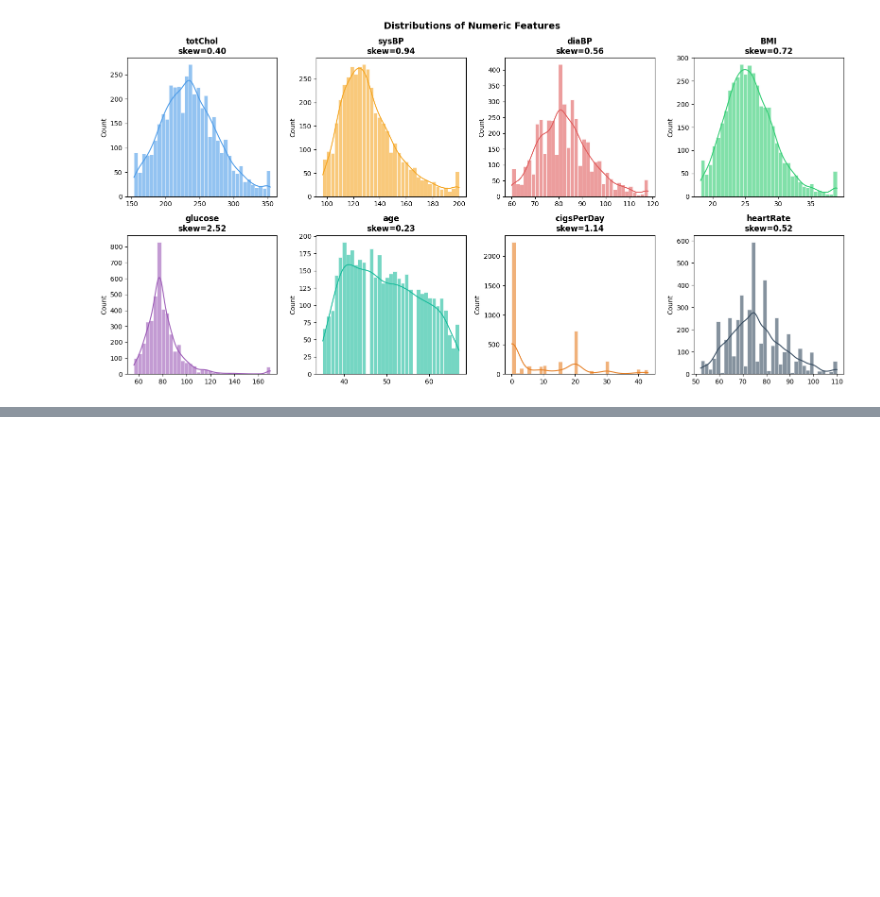
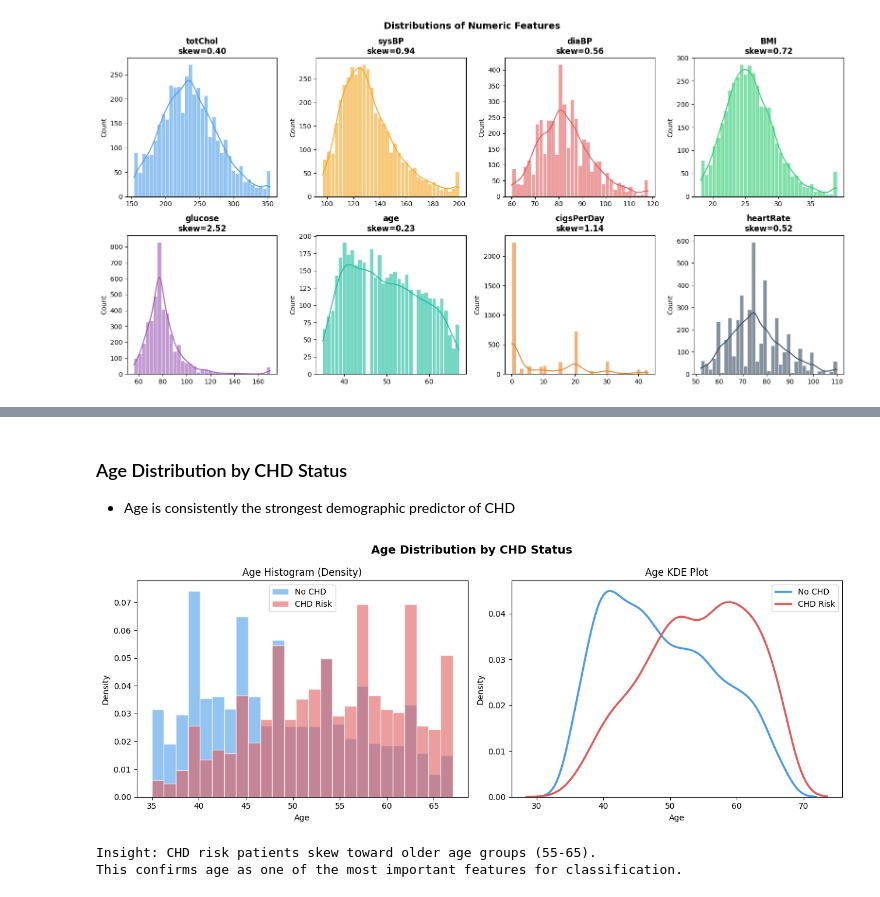
Before and after one commit to olkanth/MSCS_634_Project, a Jupyter notebook: MSCS_634_Project_Deliverable4.ipynb, the cells around one changed output, grey strips where cells are left out. Cells and saved outputs as stored; diff of their text form; code cells hidden in the pictures; blank space fills up the shorter version.

```diff
--- a/MSCS_634_Project_Deliverable4.ipynb
+++ b/MSCS_634_Project_Deliverable4.ipynb
@@ -496,0 +626,37 @@ Since `TenYearCHD` is binary, I used `sysBP` as the regression target instead.
+# %% [markdown]
+
+### Age Distribution by CHD Status
+* Age is consistently the strongest demographic predictor of CHD
+# %%
+
+fig, axes = plt.subplots(1, 2, figsize=(13, 5))
+fig.suptitle("Age Distribution by CHD Status", fontsize=14, fontweight="bold")
+
+# Overlapping histograms
+for label, color in [("No CHD", "#4C9BE8"), ("CHD Risk", "#E05C5C")]:
+    subset = df_clean_data[df_clean_data["CHD_Label"] == label]["age"]
+    axes[0].hist(subset, bins=25, alpha=0.6, label=label,
+                 color=color, edgecolor="white", density=True)
+axes[0].set_title("Age Histogram (Density)")
+axes[0].set_xlabel("Age")
+axes[0].set_ylabel("Density")
+axes[0].legend()
+
+# KDE plot
+for label, color in [("No CHD", "#4C9BE8"), ("CHD Risk", "#E05C5C")]:
+    subset = df_clean_data[df_clean_data["CHD_Label"] == label]["age"]
+    sns.kdeplot(subset, ax=axes[1], label=label, color=color, linewidth=2.5)
+axes[1].set_title("Age KDE Plot")
+axes[1].set_xlabel("Age")
+axes[1].legend()
+
+plt.tight_layout()
+plt.savefig("Visualizations/8_age_by_chd.png", bbox_inches="tight")
+plt.show()
+
+print("\nInsight: CHD risk patients skew toward older age groups (55-65).")
+print("This confirms age as one of the most important features for classification.")
+# %% [output]
+[figure, added]
+Insight: CHD risk patients skew toward older age groups (55-65).
+This confirms age as one of the most important features for classification.
```
Also changed, not shown: parts of 90 cells of this notebook.
